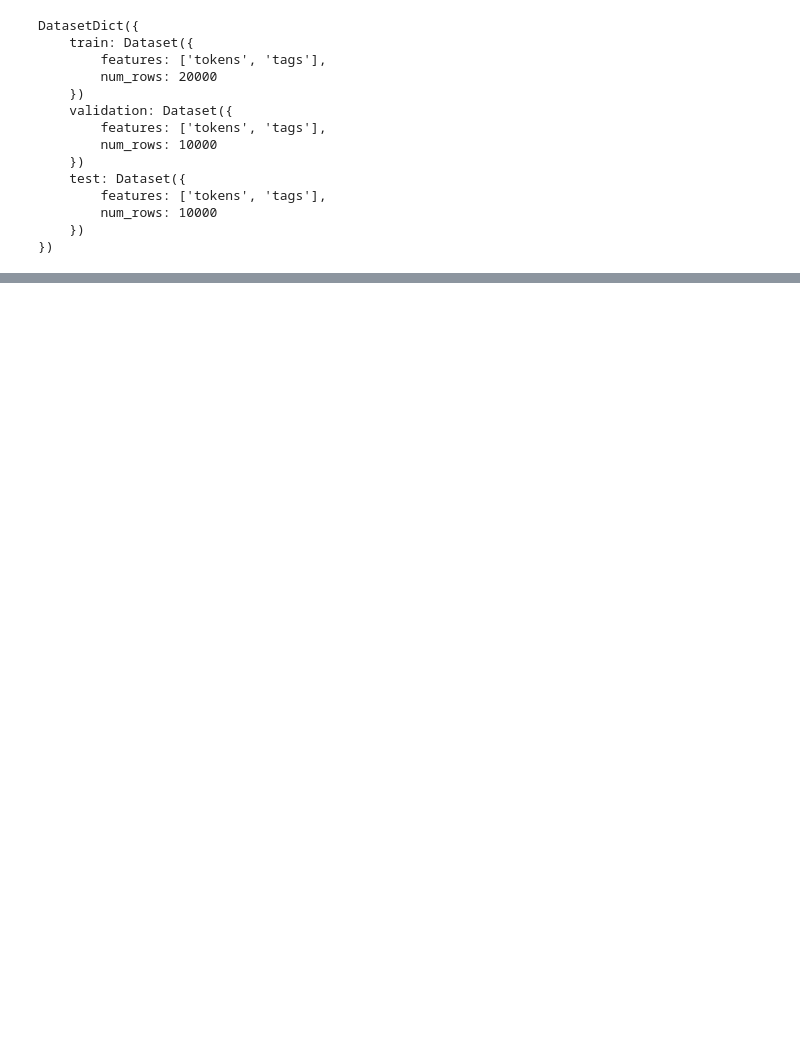
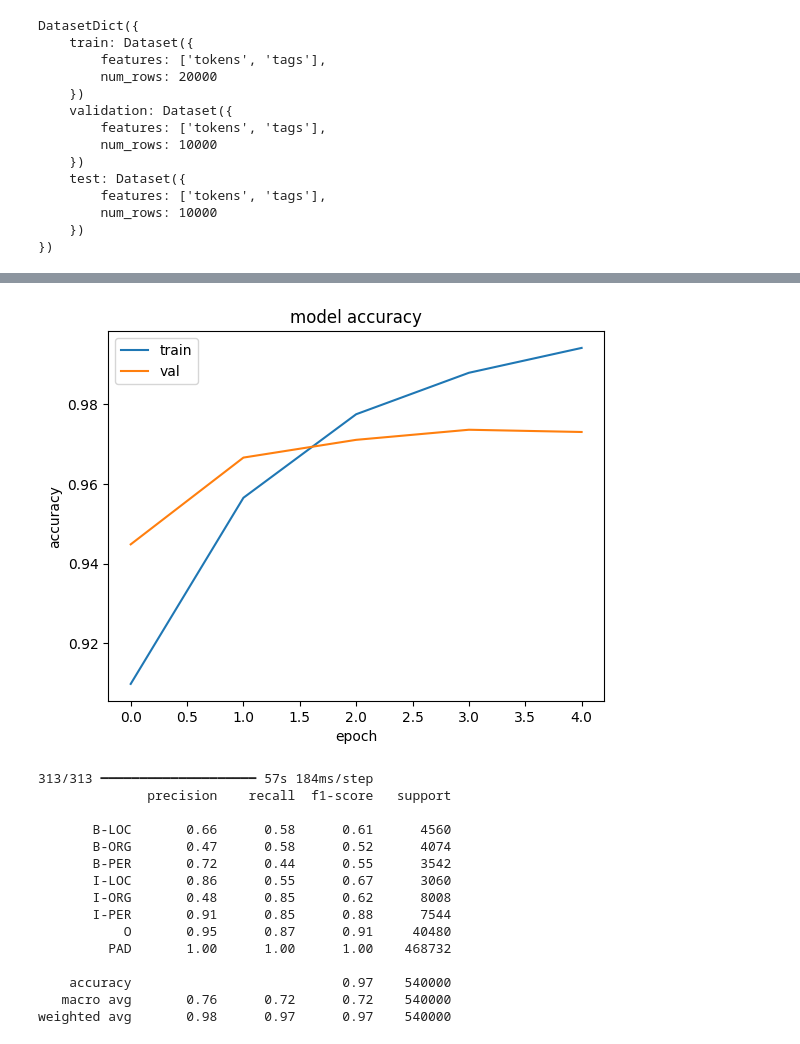
Before and after one commit to liminovna/HSE_NLP_ASSIGNMENTS, a Jupyter notebook: module3_7.ipynb, the cells around one changed output, grey strips where cells are left out. Cells and saved outputs as stored; diff of their text form; code cells hidden in the pictures; blank space fills up the shorter version.

```diff
--- a/module3_7.ipynb
+++ b/module3_7.ipynb
@@ -514,0 +694,30 @@ DatasetDict({
+# %%
+inputs = keras.layers.Input(shape=(MAX_LEN,))
+embeddings = keras.layers.Embedding(input_dim=len(word2id), output_dim=100)(inputs)
+
+gru = keras.layers.GRU(128, return_sequences=True)(embeddings)
+lstm_1 = keras.layers.LSTM(128, return_sequences=True)(gru)
+resid_1 = keras.layers.concatenate((lstm_1, embeddings))
+lstm_2 = keras.layers.LSTM(128, return_sequences=True)(lstm_1)
+resid_2 = keras.layers.concatenate((lstm_2, embeddings))
+
+outputs = keras.layers.Dense(len(label2id), activation='softmax')(resid_2)
+
+model = keras.Model(inputs=inputs, outputs=outputs)
+model.compile(optimizer='adam',
+              loss='sparse_categorical_crossentropy',
+             metrics=['accuracy'])
+
+model.fit(X, y,
+          validation_data=(X_test, y_test),
+          batch_size=128,
+         epochs=5)
+f1s = model.history.history['accuracy']
+f1s_eval = model.history.history['val_accuracy']
+
+get_plot(f1s, f1s_eval)
+pred = model.predict(X_test).argmax(2)
+print(classification_report(y_test.reshape(-1), pred.reshape(-1), labels=list(id2labels.keys()),
+                                                                     target_names=list(id2labels.values()),
+                                                                     zero_division=0))
+# %% [output]
@@ -514,0 +734,16 @@ DatasetDict({
+[figure, added]
+313/313 ━━━━━━━━━━━━━━━━━━━━ 57s 184ms/step
+              precision    recall  f1-score   support
+
+       B-LOC       0.66      0.58      0.61      4560
+       B-ORG       0.47      0.58      0.52      4074
+       B-PER       0.72      0.44      0.55      3542
+       I-LOC       0.86      0.55      0.67      3060
+       I-ORG       0.48      0.85      0.62      8008
+       I-PER       0.91      0.85      0.88      7544
+           O       0.95      0.87      0.91     40480
+         PAD       1.00      1.00      1.00    468732
+
+    accuracy                           0.97    540000
+   macro avg       0.76      0.72      0.72    540000
+weighted avg       0.98      0.97      0.97    540000
```
Also changed, not shown: parts of 29 cells of this notebook.
